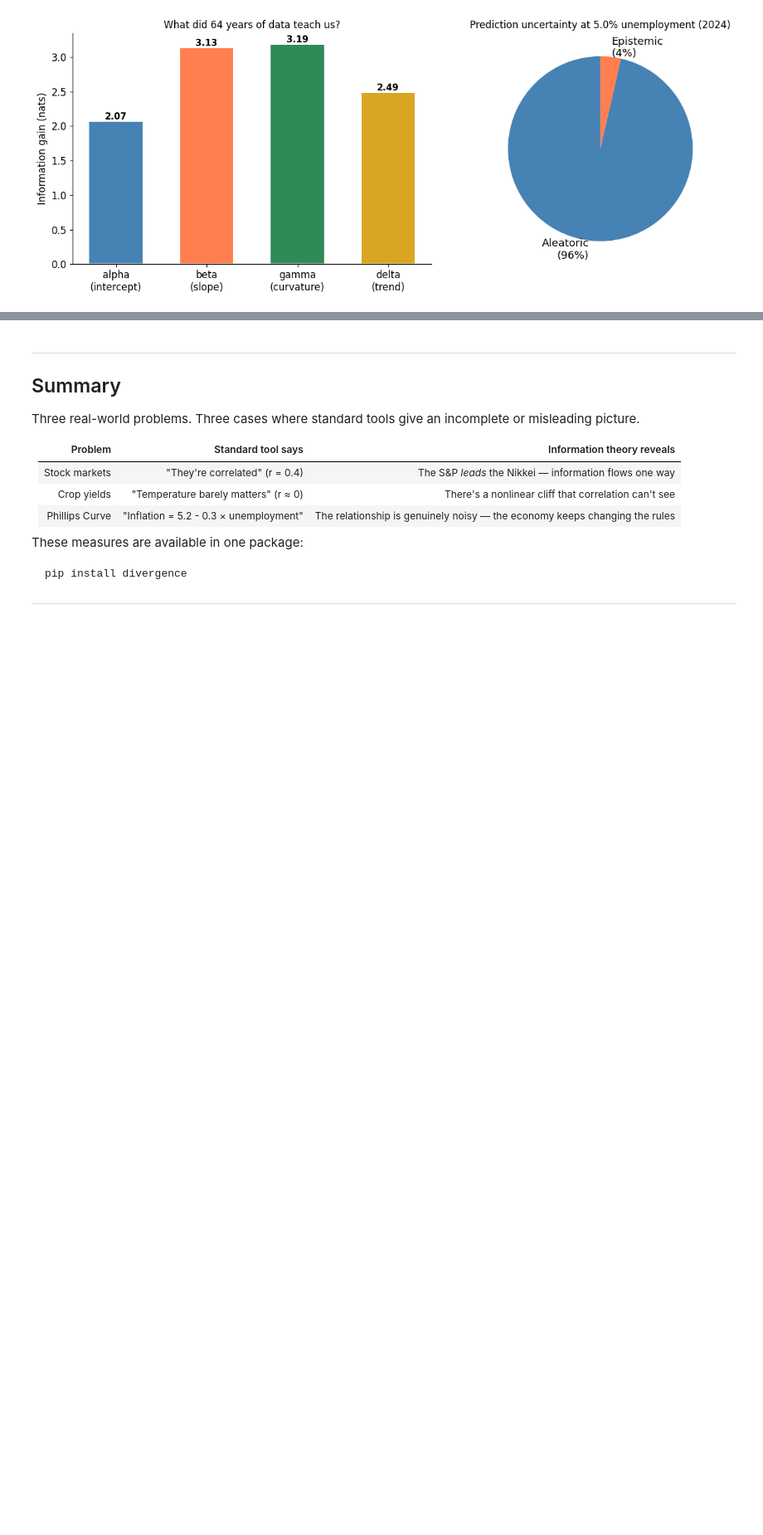
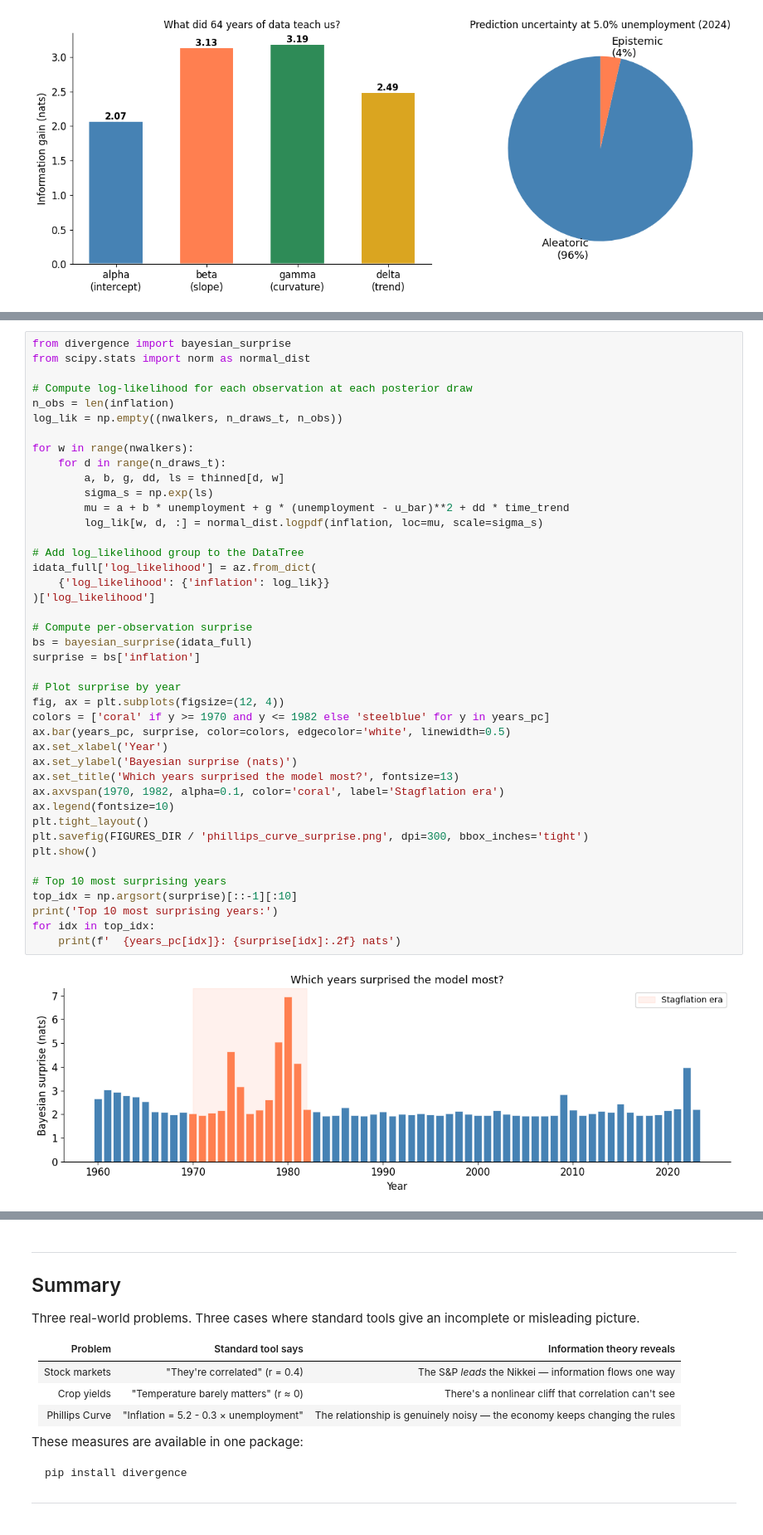
Before and after one commit to michaelnowotny/divergence, a Jupyter notebook: notebooks/Real_World_Applications/Real_World_Applications.ipynb, the cells around one changed output, grey strips where cells are left out. Shown at 83% size. Saved outputs shown, nothing was run; the diff lists cells and outputs as text; blank space fills up the shorter version.

```diff
--- a/notebooks/Real_World_Applications/Real_World_Applications.ipynb
+++ b/notebooks/Real_World_Applications/Real_World_Applications.ipynb
@@ -426,0 +433,44 @@ plt.show()
+# %%
+from divergence import bayesian_surprise
+from scipy.stats import norm as normal_dist
+
+# Compute log-likelihood for each observation at each posterior draw
+n_obs = len(inflation)
+log_lik = np.empty((nwalkers, n_draws_t, n_obs))
+
+for w in range(nwalkers):
+    for d in range(n_draws_t):
+        a, b, g, dd, ls = thinned[d, w]
+        sigma_s = np.exp(ls)
+        mu = a + b * unemployment + g * (unemployment - u_bar)**2 + dd * time_trend
+        log_lik[w, d, :] = normal_dist.logpdf(inflation, loc=mu, scale=sigma_s)
+
+# Add log_likelihood group to the DataTree
+idata_full['log_likelihood'] = az.from_dict(
+    {'log_likelihood': {'inflation': log_lik}}
+)['log_likelihood']
+
+# Compute per-observation surprise
+bs = bayesian_surprise(idata_full)
+surprise = bs['inflation']
+
+# Plot surprise by year
+fig, ax = plt.subplots(figsize=(12, 4))
+colors = ['coral' if y >= 1970 and y <= 1982 else 'steelblue' for y in years_pc]
+ax.bar(years_pc, surprise, color=colors, edgecolor='white', linewidth=0.5)
+ax.set_xlabel('Year')
+ax.set_ylabel('Bayesian surprise (nats)')
+ax.set_title('Which years surprised the model most?', fontsize=13)
+ax.axvspan(1970, 1982, alpha=0.1, color='coral', label='Stagflation era')
+ax.legend(fontsize=10)
+plt.tight_layout()
+plt.savefig(FIGURES_DIR / 'phillips_curve_surprise.png', dpi=300, bbox_inches='tight')
+plt.show()
+
+# Top 10 most surprising years
+top_idx = np.argsort(surprise)[::-1][:10]
+print('Top 10 most surprising years:')
+for idx in top_idx:
+    print(f'  {years_pc[idx]}: {surprise[idx]:.2f} nats')
+# %% [output]
+[figure, added]
```
Also changed, not shown: parts of 2 cells of this notebook, 9 other files.
